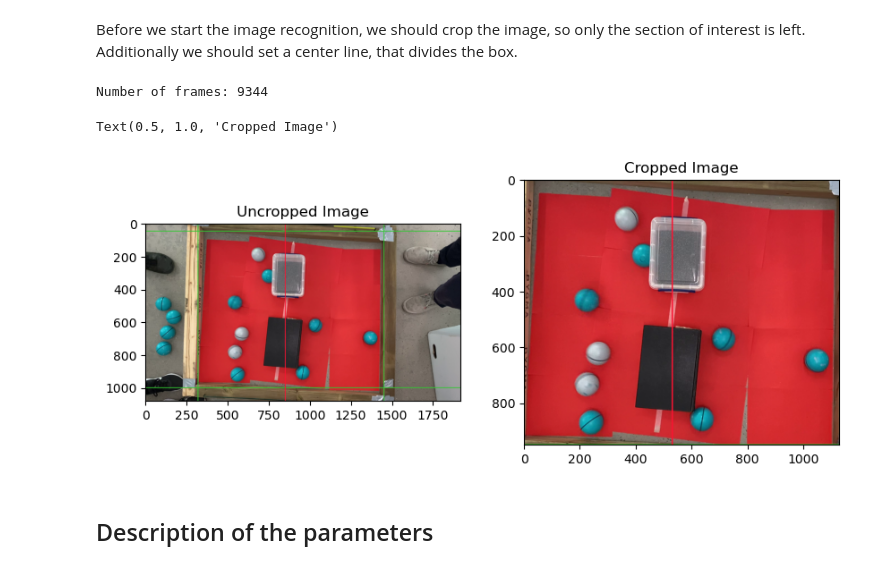
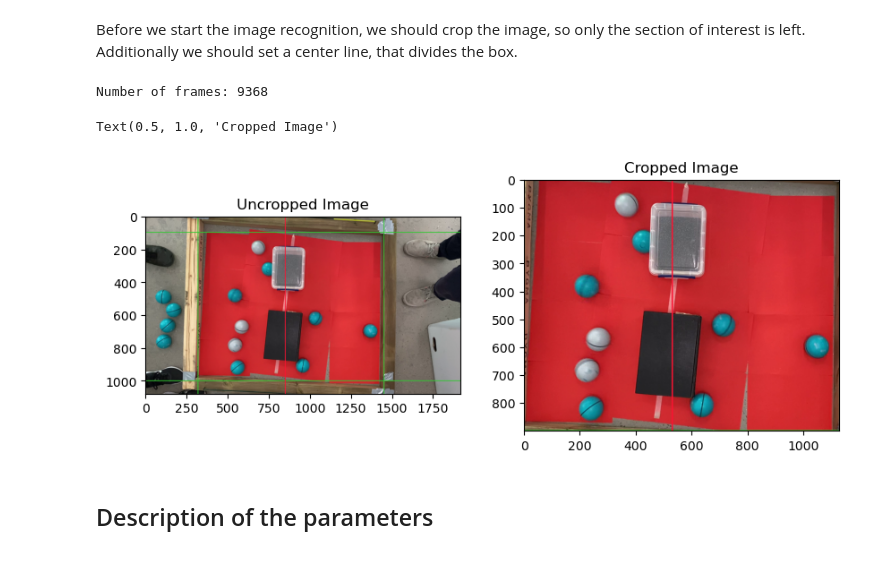
Before and after one commit to Focus9752/termo-lab, a Jupyter notebook: Den Anden Lov/Kattebolde_tælleren.ipynb, the cells around one changed output. Saved outputs shown, nothing was run; the diff lists cells and outputs as text; code cells hidden in the pictures.

```diff
--- a/Den Anden Lov/Kattebolde_tælleren.ipynb
+++ b/Den Anden Lov/Kattebolde_tælleren.ipynb
@@ -21,7 +21,7 @@ import numpy as np
 # %% [markdown]
 Before we start the image recognition, we should crop the image, so only the section of interest is left. Additionally we should set a center line, that divides the box.
 # %%
-file = r'C:\Users\marcu\OneDrive\Documents\GitHub\termo-lab\Den Anden Lov\videoer\6_blå_3_grå_bolde.mov' # Name of the video file
+file = r'C:\Users\marcu\OneDrive\Documents\GitHub\termo-lab\Den Anden Lov\videoer\5_blå_5_grå_bolde.mov' # Name of the video file
 cap = cv2.VideoCapture(file) # Open the video file
 num_frames = int(cap.get(cv2.CAP_PROP_FRAME_COUNT)) # Get the number of frames in the video
 
@@ -37,30 +37,30 @@ while ret:
         break
 cap.release() # Close the video file
 # %% [output]
-Number of frames: 9344
+Number of frames: 9368
 # %%
 # Crop the image to the region of interest
 x1,x2 = 320, 1450 # x1 and x2 are the left and right boundaries of the region of interest
-y1,y2 = 50, 1000 # y1 and y2 are the top and bottom boundaries of the region of interest
+y1,y2 = 100, 1000 # y1 and y2 are the top and bottom boundaries of the region of interest
 center = 850 # Center line dividing the area into left and right lanes
 temp_image = image.copy() #Image to draw on
 image_cal = image.copy()
 # Draw the region of interest on the image
 cv2.line(temp_image, (x1,0), (x1,len(image[0])), (50, 200, 50), 4) # drawing lines
 cv2.line(temp_image, (x2,0), (x2,len(image[0])), (50, 200, 50), 4)
 cv2.line(temp_image, (0,y1), (len(image[0,:]),y1), (50, 200, 50), 4)
 cv2.line(temp_image, (0,y2), (len(image[0,:]),y2), (50, 200, 50), 4)
 cv2.line(temp_image, (center, 0), (center, len(image[0])), (50, 20, 250), 4)
 plt_image = cv2.cvtColor(temp_image, cv2.COLOR_BGR2RGB) #converting color values, to be compatiable with plt.imshow
 fig, ax = plt.subplots(1, 2, figsize=(10, 10))
 ax[0].imshow(plt_image)
 ax[0].set_title('Uncropped Image')
 img = plt_image[y1:y2, x1:x2].copy()
 ax[1].imshow(img)
 ax[1].set_title('Cropped Image')
 # %% [output]
 Text(0.5, 1.0, 'Cropped Image')
-[figure, old version]
+[figure, new version]
 # %% [markdown]
 <h2> Description of the parameters
 # %% [markdown]
```
Also changed, not shown: parts of 14 cells of this notebook, 10 other files.
